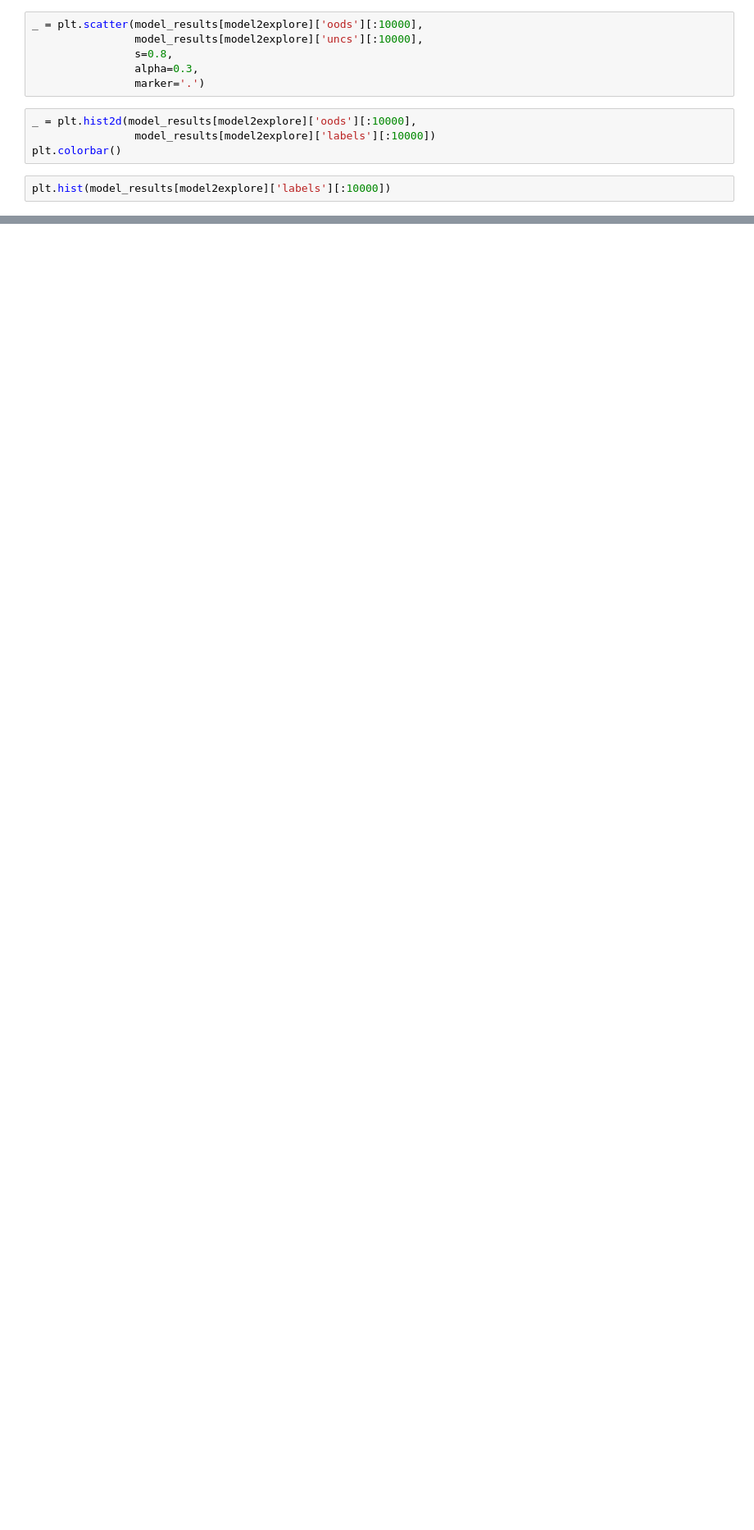
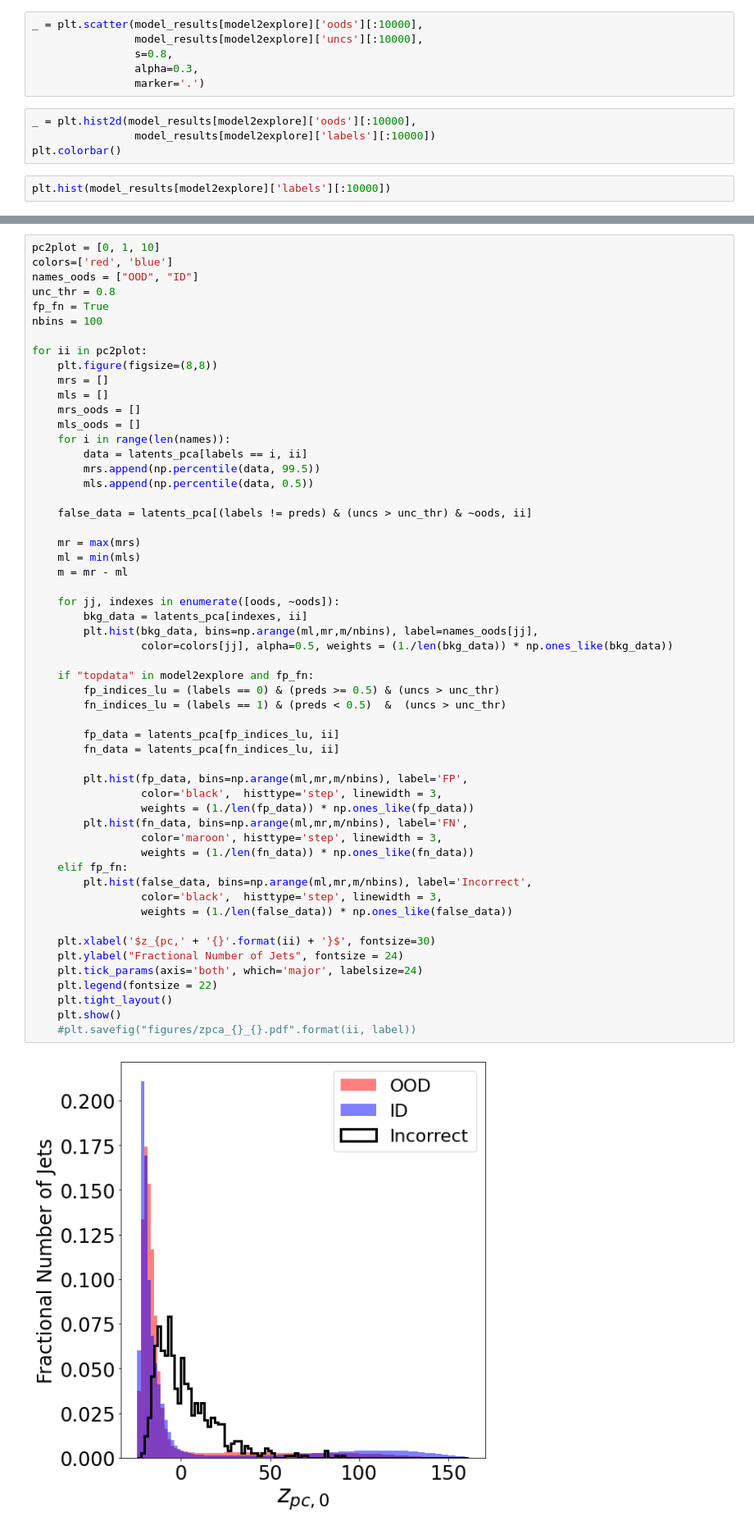
Before and after one commit to yorkiva/PFIN4UQAD, a Jupyter notebook: evaluation/UQ-Explorer.ipynb, the cells around one changed output, grey strips where cells are left out. Shown at 82% size. Saved outputs shown, nothing was run; the diff lists cells and outputs as text; blank space fills up the shorter version.

```diff
--- a/evaluation/UQ-Explorer.ipynb
+++ b/evaluation/UQ-Explorer.ipynb
@@ -492,0 +490,57 @@ for ii in pc2plot:
+# %%
+pc2plot = [0, 1, 10]
+colors=['red', 'blue']
+names_oods = ["OOD", "ID"]
+unc_thr = 0.8
+fp_fn = True
+nbins = 100
+
+for ii in pc2plot:
+    plt.figure(figsize=(8,8))
+    mrs = []
+    mls = []
+    mrs_oods = []
+    mls_oods = []
+    for i in range(len(names)):
+        data = latents_pca[labels == i, ii]
+        mrs.append(np.percentile(data, 99.5))
+        mls.append(np.percentile(data, 0.5))
+
+    false_data = latents_pca[(labels != preds) & (uncs > unc_thr) & ~oods, ii]
+
+    mr = max(mrs)
+    ml = min(mls)
+    m = mr - ml
+
+    for jj, indexes in enumerate([oods, ~oods]):
+        bkg_data = latents_pca[indexes, ii]
+        plt.hist(bkg_data, bins=np.arange(ml,mr,m/nbins), label=names_oods[jj],
+                 color=colors[jj], alpha=0.5, weights = (1./len(bkg_data)) * np.ones_like(bkg_data))
+
+    if "topdata" in model2explore and fp_fn:
+        fp_indices_lu = (labels == 0) & (preds >= 0.5) & (uncs > unc_thr)
+        fn_indices_lu = (labels == 1) & (preds < 0.5)  &  (uncs > unc_thr)
+
+        fp_data = latents_pca[fp_indices_lu, ii]
+        fn_data = latents_pca[fn_indices_lu, ii]
+
+        plt.hist(fp_data, bins=np.arange(ml,mr,m/nbins), label='FP',
+                 color='black',  histtype='step', linewidth = 3,
+                 weights = (1./len(fp_data)) * np.ones_like(fp_data))
+        plt.hist(fn_data, bins=np.arange(ml,mr,m/nbins), label='FN',
+                 color='maroon', histtype='step', linewidth = 3,
+                 weights = (1./len(fn_data)) * np.ones_like(fn_data))
+    elif fp_fn:
+        plt.hist(false_data, bins=np.arange(ml,mr,m/nbins), label='Incorrect',
+                 color='black',  histtype='step', linewidth = 3,
+                 weights = (1./len(false_data)) * np.ones_like(false_data))
+
+    plt.xlabel('$z_{pc,' + '{}'.format(ii) + '}$', fontsize=30)
+    plt.ylabel("Fractional Number of Jets", fontsize = 24)
+    plt.tick_params(axis='both', which='major', labelsize=24)
+    plt.legend(fontsize = 22)
+    plt.tight_layout()
+    plt.show()
+    #plt.savefig("figures/zpca_{}_{}.pdf".format(ii, label))
+# %% [output]
+[figure, added]
```
Also changed, not shown: parts of 13 cells of this notebook, 4 other files.
